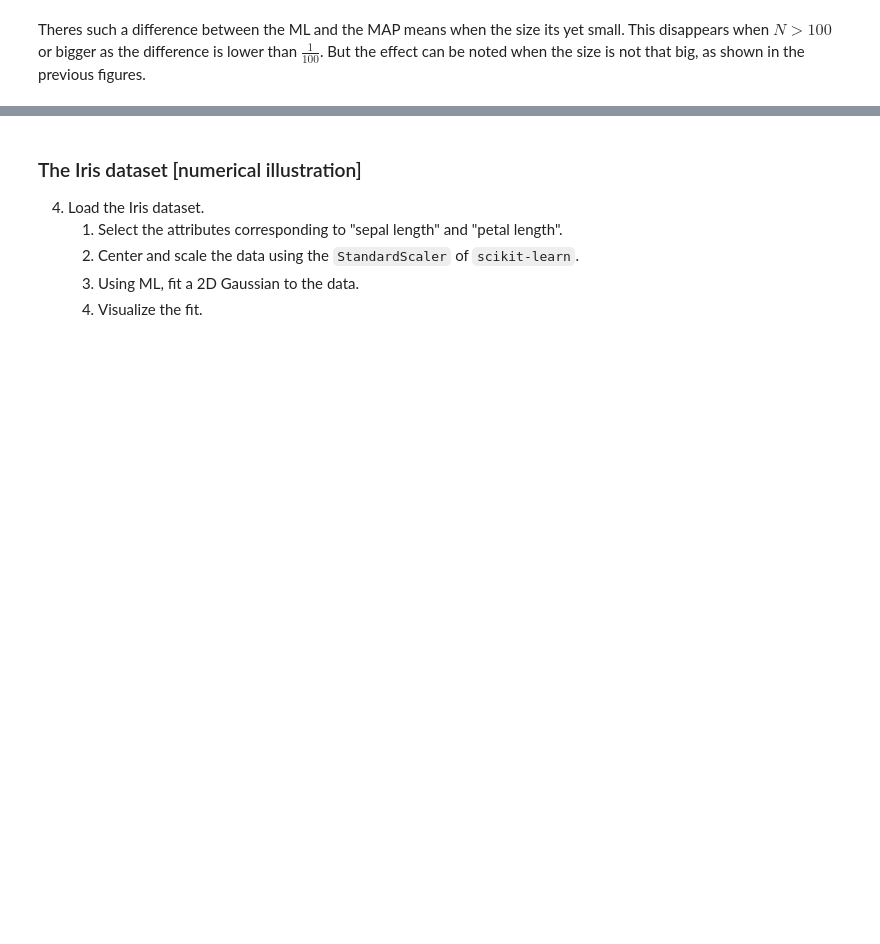
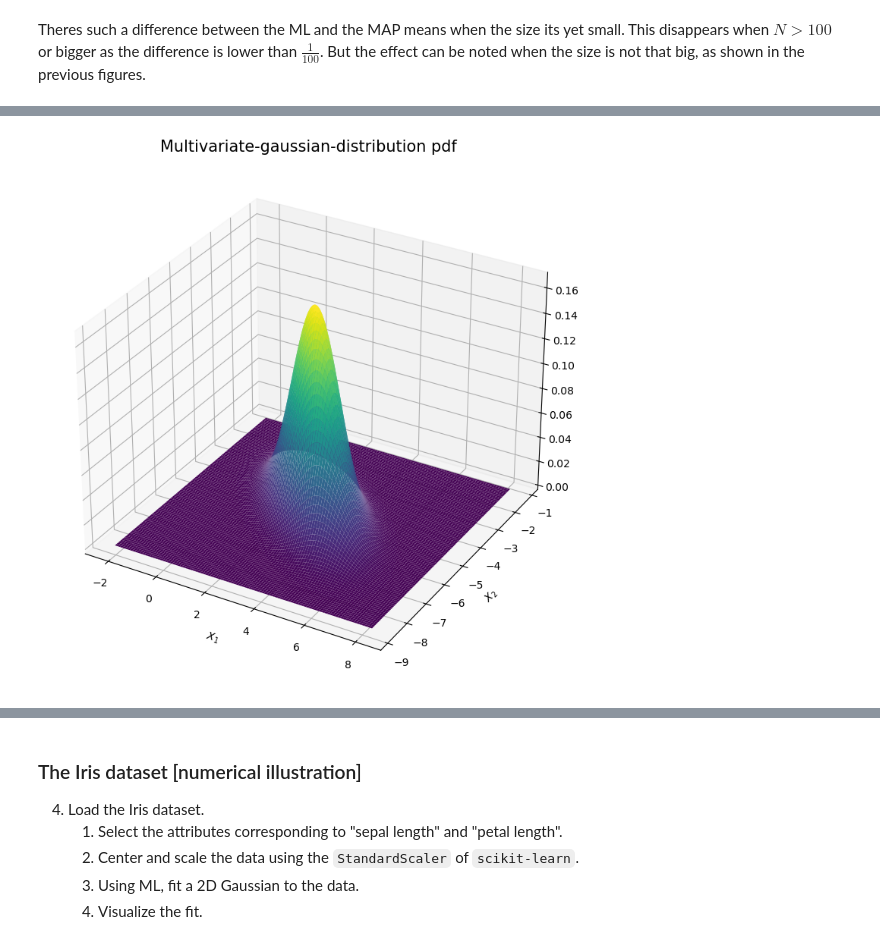
Before and after one commit to JosepDorronsoro/practicas3segundocuatri, a Jupyter notebook: apaut3/demo_002_gaussian_distribution/demo_002_gaussian_distribution.ipynb, the cells around one changed output, grey strips where cells are left out. Cells and saved outputs as stored; diff of their text form; code cells hidden in the pictures; blank space fills up the shorter version.

```diff
--- a/apaut3/demo_002_gaussian_distribution/demo_002_gaussian_distribution.ipynb
+++ b/apaut3/demo_002_gaussian_distribution/demo_002_gaussian_distribution.ipynb
@@ -240,3 +240,33 @@ $$\iff \boxed{\underline{\underline{\Sigma}}^*_{ML} = \frac{\sum_{n=1}^N (\under
     5. Overlay the **equiprobability ellipses** (contour lines).
     6. On the ellipse, draw the **eigenvectors** of the covariance matrix with lengths proportional to the square root of the **eigenvalues**, verifying that they correspond to the major and minor axes
     7. Use numerical optimimaximum likelihood (ML) to estimate the mean and the variance of this Gaussian.
+# %%
+# As we did before, we define the gaussian parameters.
+# Note that they're different than before, now they're
+# for multivariate.
+
+# 3.1, 3.2, 3.3
+
+N = 10**3
+mu = np.array([3.0, -5.0])
+sigma = np.zeros((2, 2))
+sigma[0][0], sigma[0][1], sigma[1][0], sigma[1][1]  = 1.7, -0.8, -0.8, 0.9
+
+# First we create random and uniform distributed x1 and x2 vectors:
+x1, x2 = np.linspace(mu[0]-4*np.sqrt(sigma[0][0]), mu[0]+4*np.sqrt(sigma[0][0]), N), np.linspace(mu[1]-4*np.sqrt(sigma[1][1]), mu[1]+4*np.sqrt(sigma[1][1]), N)
+# In order to plot every point in x1x2 plane, firstly we make a grid.
+X1, X2 = np.meshgrid(x1, x2)
+
+# And now evaluate each point in this plane using the pdf.
+Z_grid = gaussian_distribution.multivariate_gaussian_pdf(np.column_stack((X1.ravel(), X2.ravel())), mu, sigma).reshape(N, N)
+
+# As we created the grid, plotting should be easy:
+
+ax = plt.figure(figsize=(9, 9)).add_subplot(projection='3d')
+ax.plot_surface(X1, X2, Z_grid, cmap='viridis', rcount=100, ccount=100)
+ax.set_xlabel('$X_1$')
+ax.set_ylabel('$X_2$')
+plt.title('Multivariate-gaussian-distribution pdf', fontsize=15)
+plt.show()
+# %% [output]
+[figure, added]
```
Also changed, not shown: parts of 6 cells of this notebook.
